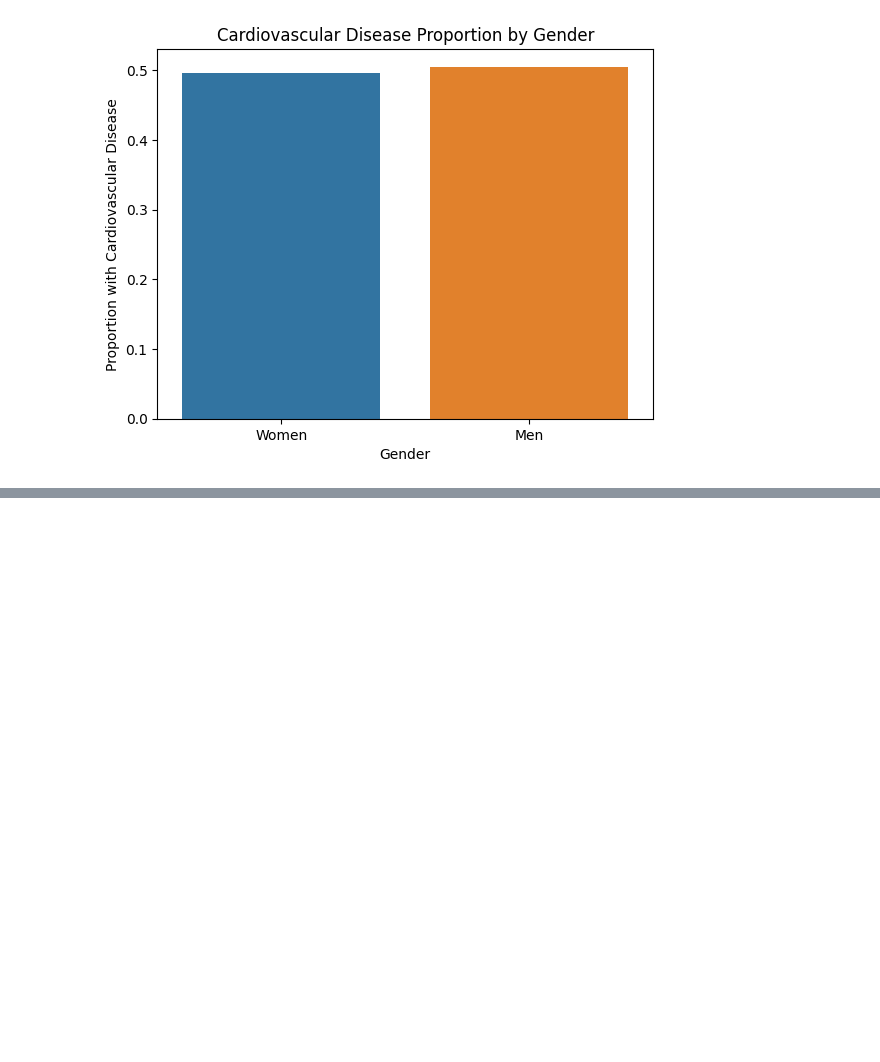
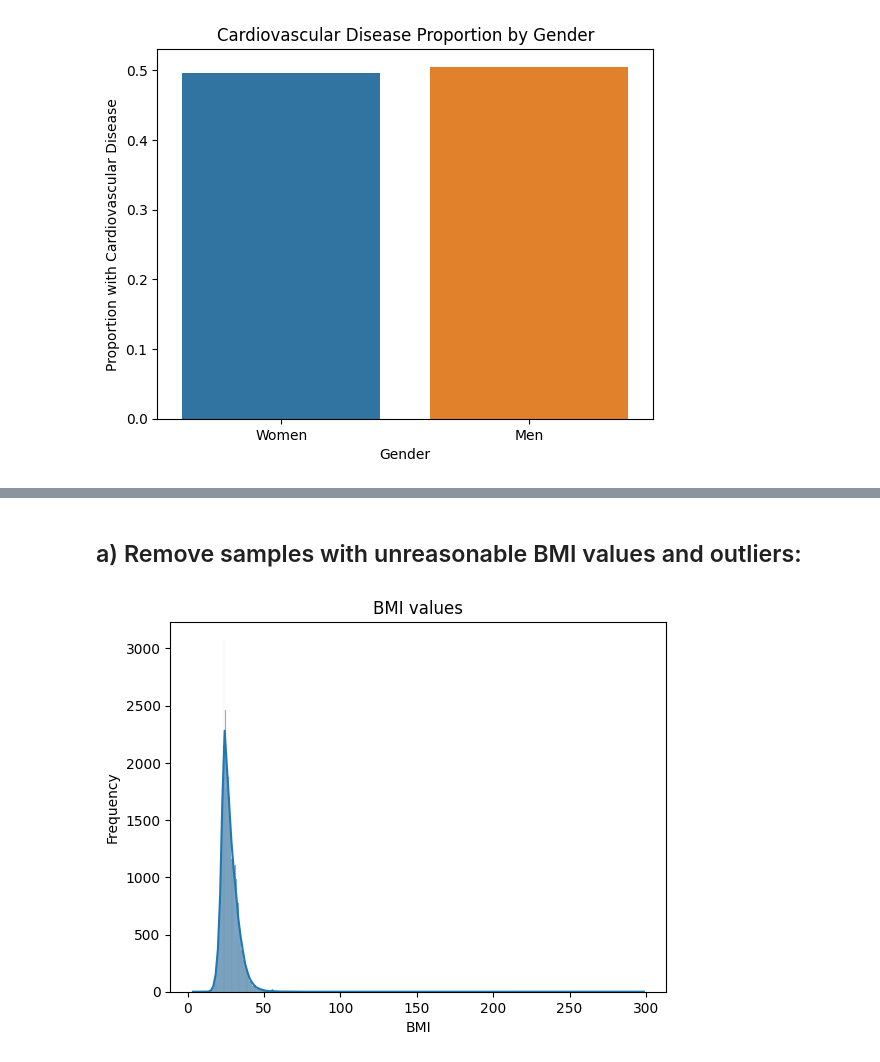
Before and after one commit to eliaselhaddad/Machine-learning-Elias-El-Haddad, a Jupyter notebook: Lab_ML/Disease_prediction.ipynb, the cells around one changed output, grey strips where cells are left out. Drawn from its saved outputs; the diff is of its cells as text; code cells hidden in the pictures; blank space fills up the shorter version.

```diff
--- a/Lab_ML/Disease_prediction.ipynb
+++ b/Lab_ML/Disease_prediction.ipynb
@@ -221,0 +227,5 @@ plt.show()
+# %%
+# calculate BMI
+
+df['BMI'] = df['weight'] / ((df['height'] / 100) ** 2) # we divide the height by 100 to convert it from cm to m
+df.head()
@@ -221,0 +239,10 @@ plt.show()
+# %% [markdown]
+## a) Remove samples with unreasonable BMI values and outliers:
+# %%
+sns.histplot(data=df, x='BMI', kde=True)
+plt.xlabel('BMI')
+plt.ylabel('Frequency')
+plt.title('BMI values')
+plt.show()
+# %% [output]
+[figure, added]
```
Also changed, not shown: parts of 20 cells of this notebook, 1 other file.
